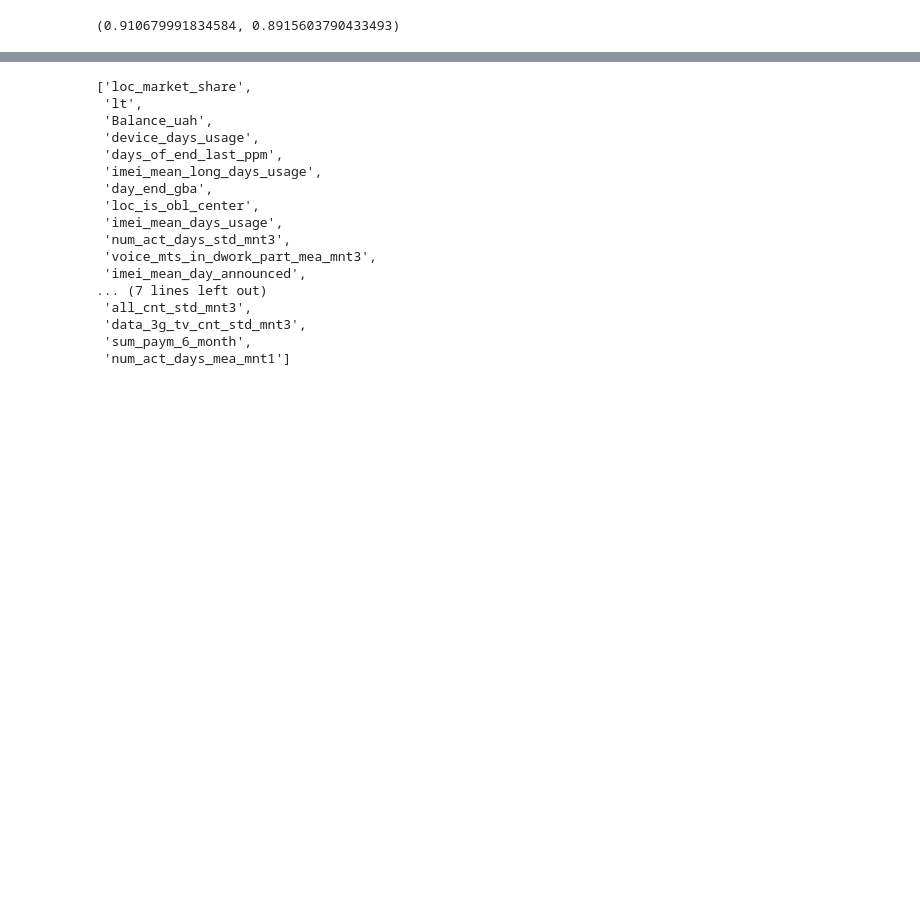
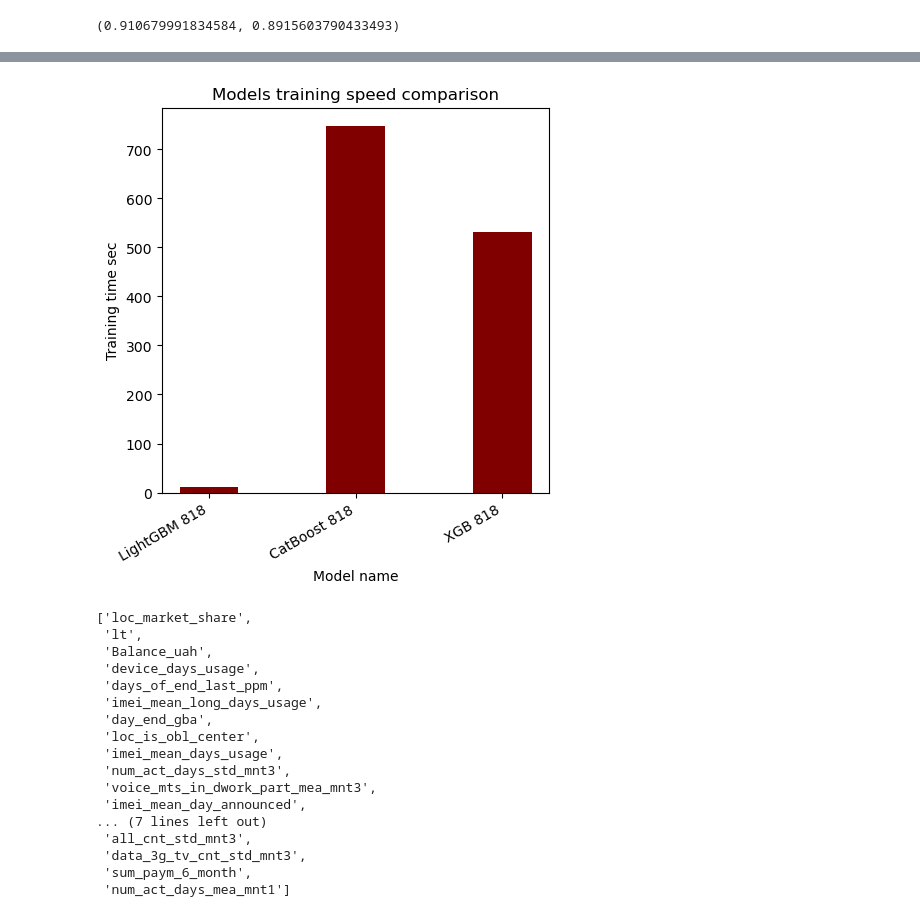
Before and after one commit to vburenkov/ML, a Jupyter notebook: FINAL/Burenkov.ipynb, the cells around one changed output, grey strips where cells are left out. Drawn from its saved outputs; the diff is of its cells as text; code cells hidden in the pictures; blank space fills up the shorter version.

```diff
--- a/FINAL/Burenkov.ipynb
+++ b/FINAL/Burenkov.ipynb
@@ -1242,3 +1450,15 @@ Metrics.BAR_plot(X, Y, 'Models AUC comparison', 'Model name', 'AUC')
+# %%
+X = [f'LightGBM {df_combine.shape[1]}',
+     f'CatBoost {df_combine.shape[1]}',
+     f'XGB {df_combine.shape[1]}']
+
+Y = [11,
+     748,
+     531 ]
+
+Metrics.BAR_plot(X, Y, 'Models training speed comparison', 'Model name', 'Training time sec', 5, 5)
+# %% [output]
+[figure, added]
 # %%
 iterative_150.get_important_features()
 # %% [output]
```
Also changed, not shown: parts of 89 cells of this notebook.
